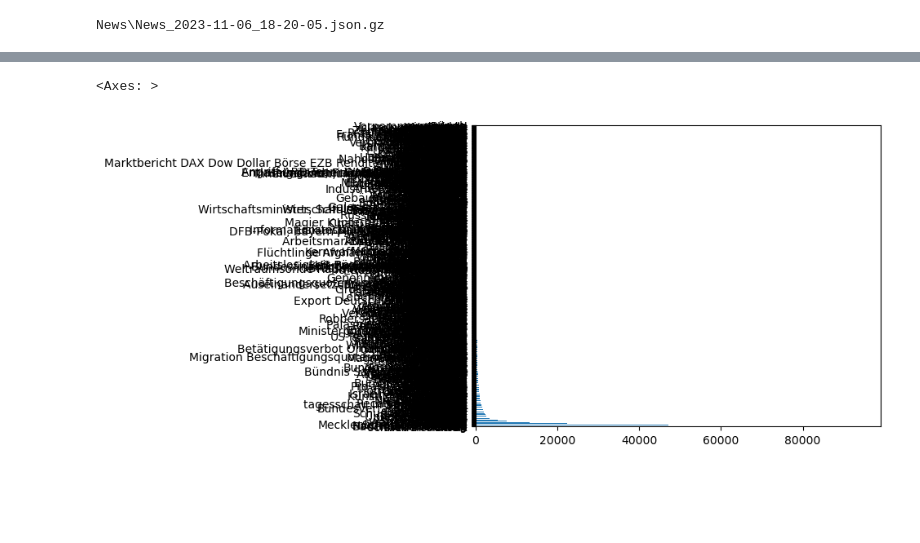
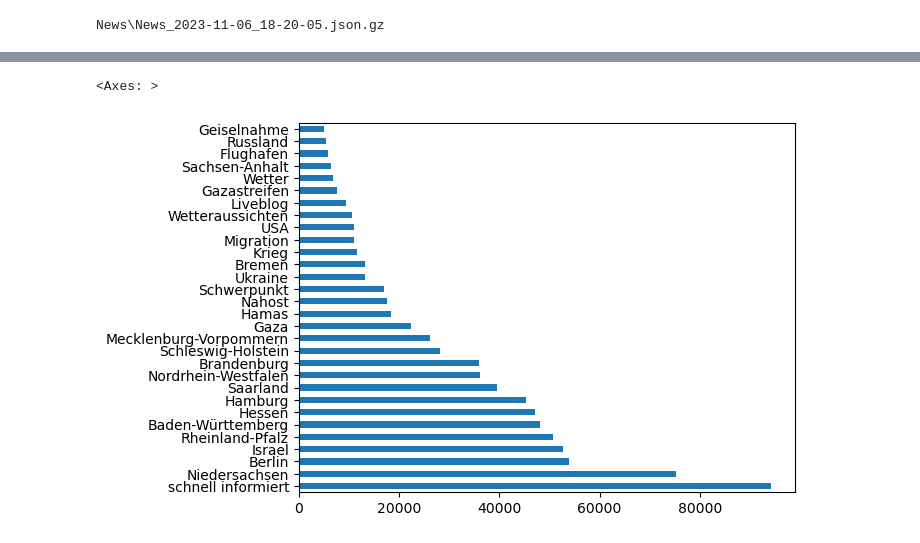
Before and after one commit to Dragomy/Tagesschau, a Jupyter notebook: wip.ipynb, the cells around one changed output, grey strips where cells are left out. Cells and saved outputs as stored; diff of their text form; code cells hidden in the pictures; blank space fills up the shorter version.

Commit message:
updated plot.py

```diff
--- a/wip.ipynb
+++ b/wip.ipynb
@@ -24,5 +15,7 @@ tag_counts = pd.Series(all_tags).value_counts()
+# %%
+taglist_counted = taglist_counted(df)
 # %%
-tag_counts.plot(kind='barh')
+taglist_counted.head(30).plot(kind='barh')
 # %% [output]
 <Axes: >
-[figure, old version]
+[figure, new version]
```
Also changed, not shown: parts of 16 cells of this notebook, 1 other file.
